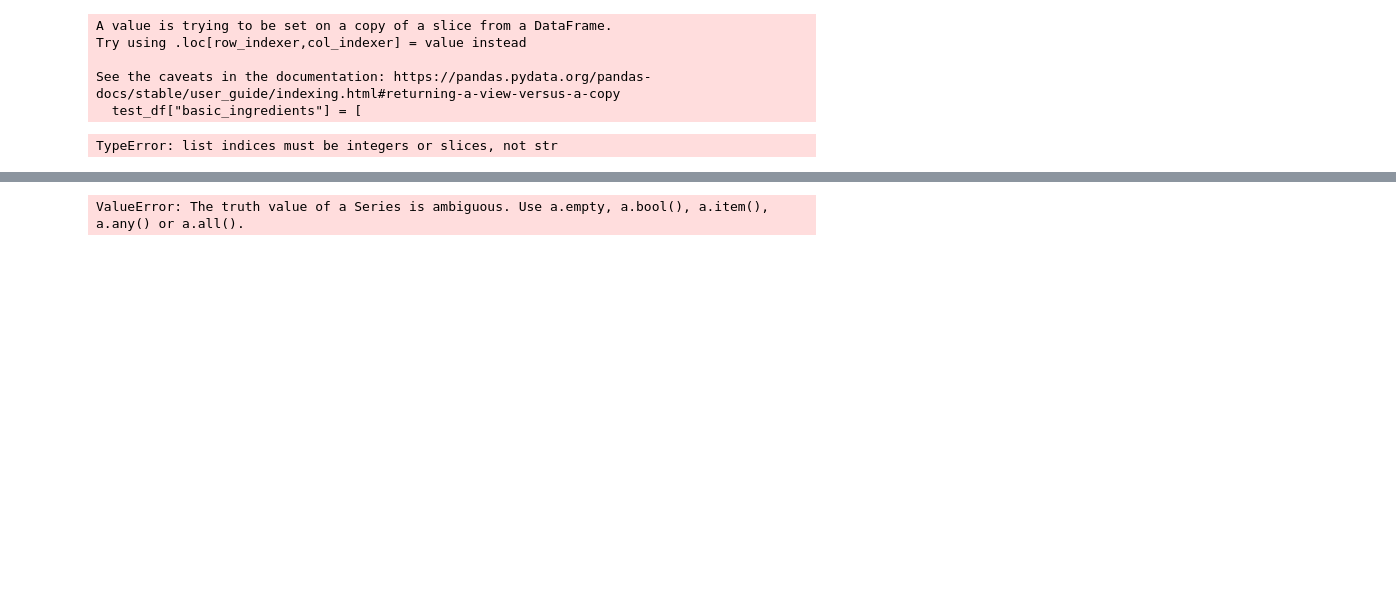
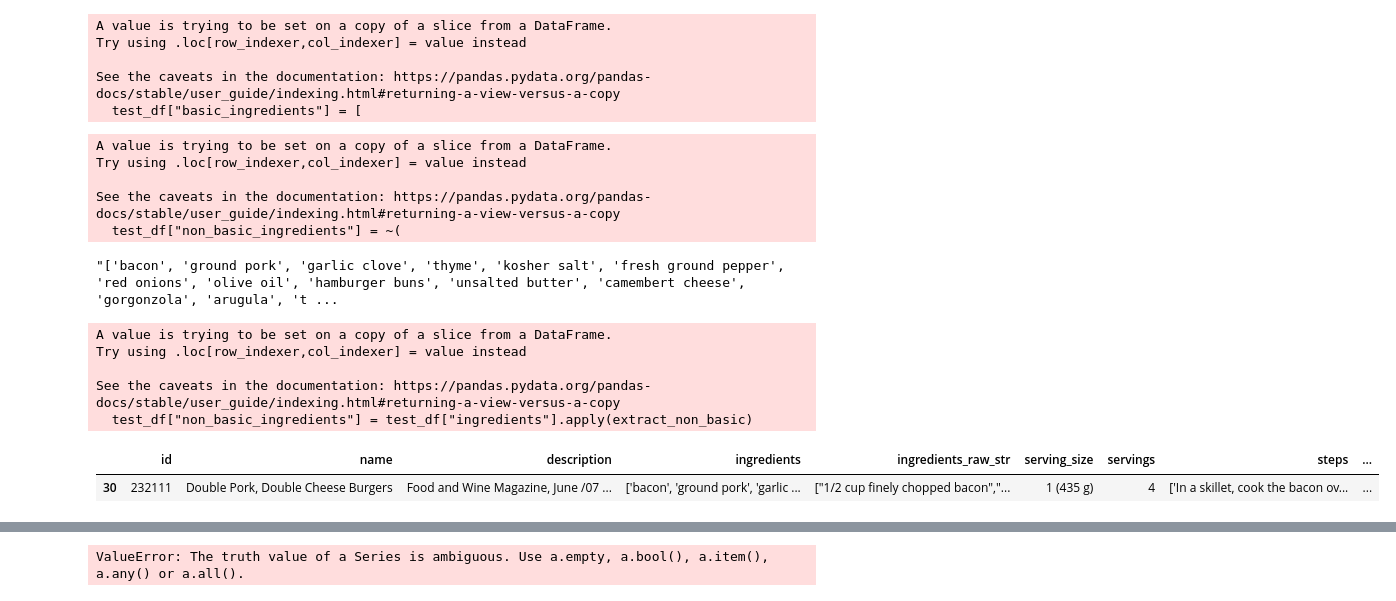
Before and after one commit to AishaShaf/recipe-recommender, a Jupyter notebook: data_cleaning.ipynb, the cells around one changed output, grey strips where cells are left out. Cells and saved outputs as stored; diff of their text form; code cells hidden in the pictures; blank space fills up the shorter version.

Commit message:
. Co-authored-by: AishaShaf <AishaShaf@users.noreply.github.com>

```diff
--- a/data_cleaning.ipynb
+++ b/data_cleaning.ipynb
@@ -164,21 +164,51 @@ Try using .loc[row_indexer,col_indexer] = value instead
 See the caveats in the documentation: https://pandas.pydata.org/pandas-docs/stable/user_guide/indexing.html#returning-a-view-versus-a-copy
   test_df["basic_ingredients"] = [
 # %%
-def calculate_missing_values(row):
+def non_basic_ingredients_function(row):
+    # Check the type of data in the columns
+    # print(type(row["ingredients"]), type(row["basic_ingredients"]))
+
     set_a = set(row["ingredients"])
     set_b = set(row["basic_ingredients"])
     missing_values = list(set_a - set_b)
     return missing_values
 
 
-# Apply the function to create the new 'time-to-make' column
-test_df["non_basic_ingredients"] = df["ingredients"].apply(
-    lambda x: calculate_missing_values(ast.literal_eval(x)) if pd.notnull(x) else None
-)
-test_df.head(1)
+# Apply the function to create the new 'non_basic_ingredients' column
+test_df["non_basic_ingredients"] = test_df.apply(non_basic_ingredients_function, axis=1)
+
+test_df.head(2)
-# %% [output]
-TypeError: list indices must be integers or slices, not str
 # %%
 test_df["non_basic_ingredients"] = ~(
     test_df["ingredients"].isin(test_df["basic_ingredients"])
 )
+# %% [output]
+A value is trying to be set on a copy of a slice from a DataFrame.
+Try using .loc[row_indexer,col_indexer] = value instead
+
+See the caveats in the documentation: https://pandas.pydata.org/pandas-docs/stable/user_guide/indexing.html#returning-a-view-versus-a-copy
+  test_df["non_basic_ingredients"] = ~(
+# %%
+test_df.loc[30, "ingredients"]
+# %% [output]
+"['bacon', 'ground pork', 'garlic clove', 'thyme', 'kosher salt', 'fresh ground pepper', 'red onions', 'olive oil', 'hamburger buns', 'unsalted butter', 'camembert cheese', 'gorgonzola', 'arugula', 't ...
+# %%
+def extract_non_basic(ingredient_extract_list):
+    list_of_ingredients = []
+    for x in ingredient_extract_list:
+        if x not in test_df["basic_ingredients"]:
+            list_of_ingredients.append(x)
+    return list_of_ingredients
+
+
+test_df["non_basic_ingredients"] = test_df["ingredients"].apply(extract_non_basic)
+
+test_df.head(1)
+# %% [output]
+A value is trying to be set on a copy of a slice from a DataFrame.
+Try using .loc[row_indexer,col_indexer] = value instead
+
+See the caveats in the documentation: https://pandas.pydata.org/pandas-docs/stable/user_guide/indexing.html#returning-a-view-versus-a-copy
+  test_df["non_basic_ingredients"] = test_df["ingredients"].apply(extract_non_basic)
+|  | id | name | description | ingredients | ingredients_raw_str | serving_size | servings | steps | ... |
+| 30 | 232111 | Double Pork, Double Cheese Burgers | Food and Wine Magazine, June /07 ... | ['bacon', 'ground pork', 'garlic ... | ["1/2 cup finely chopped bacon","... | 1 (435 g) | 4 | ['In a skillet, cook the bacon ov... | ... |
```
Also changed, not shown: parts of 4 cells of this notebook.
